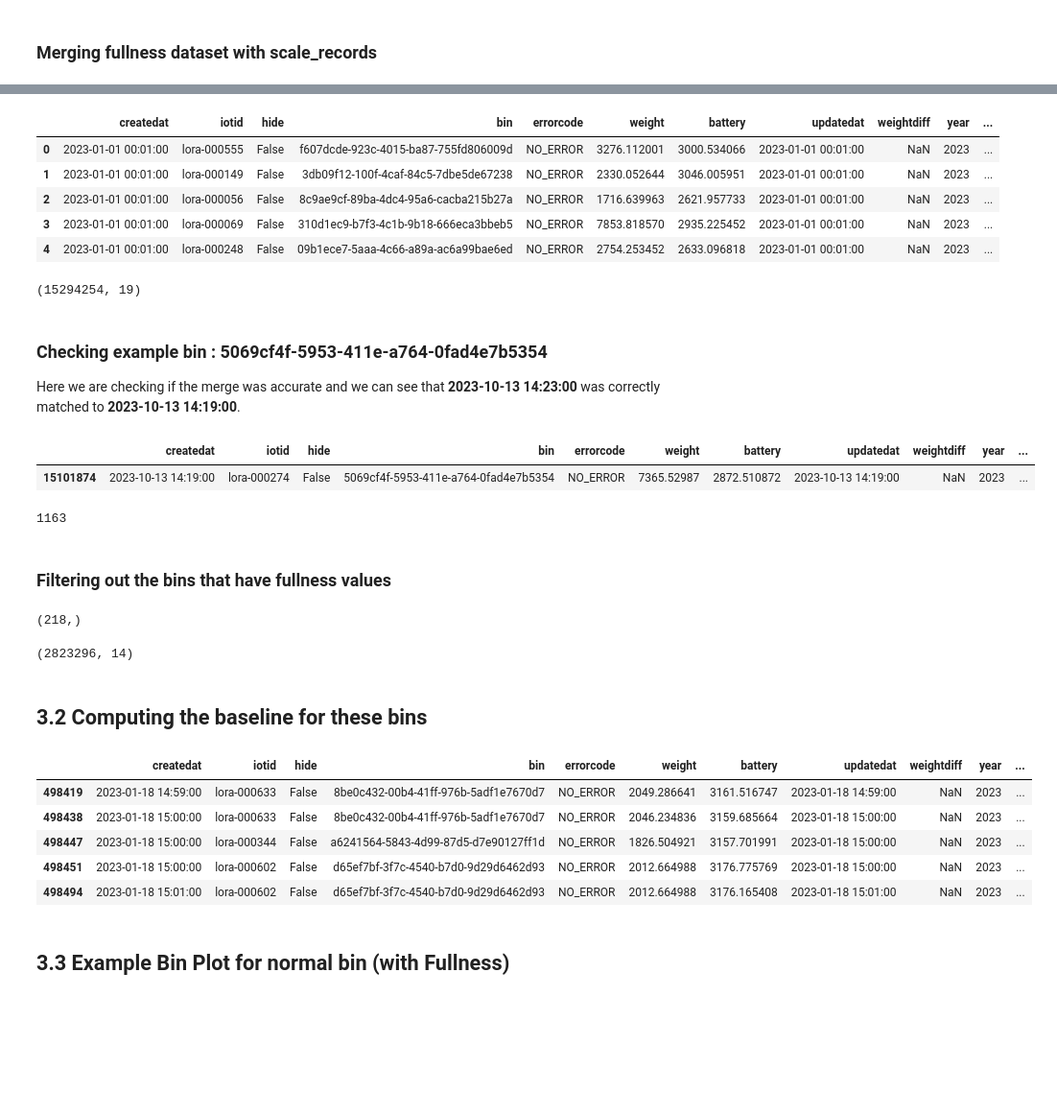
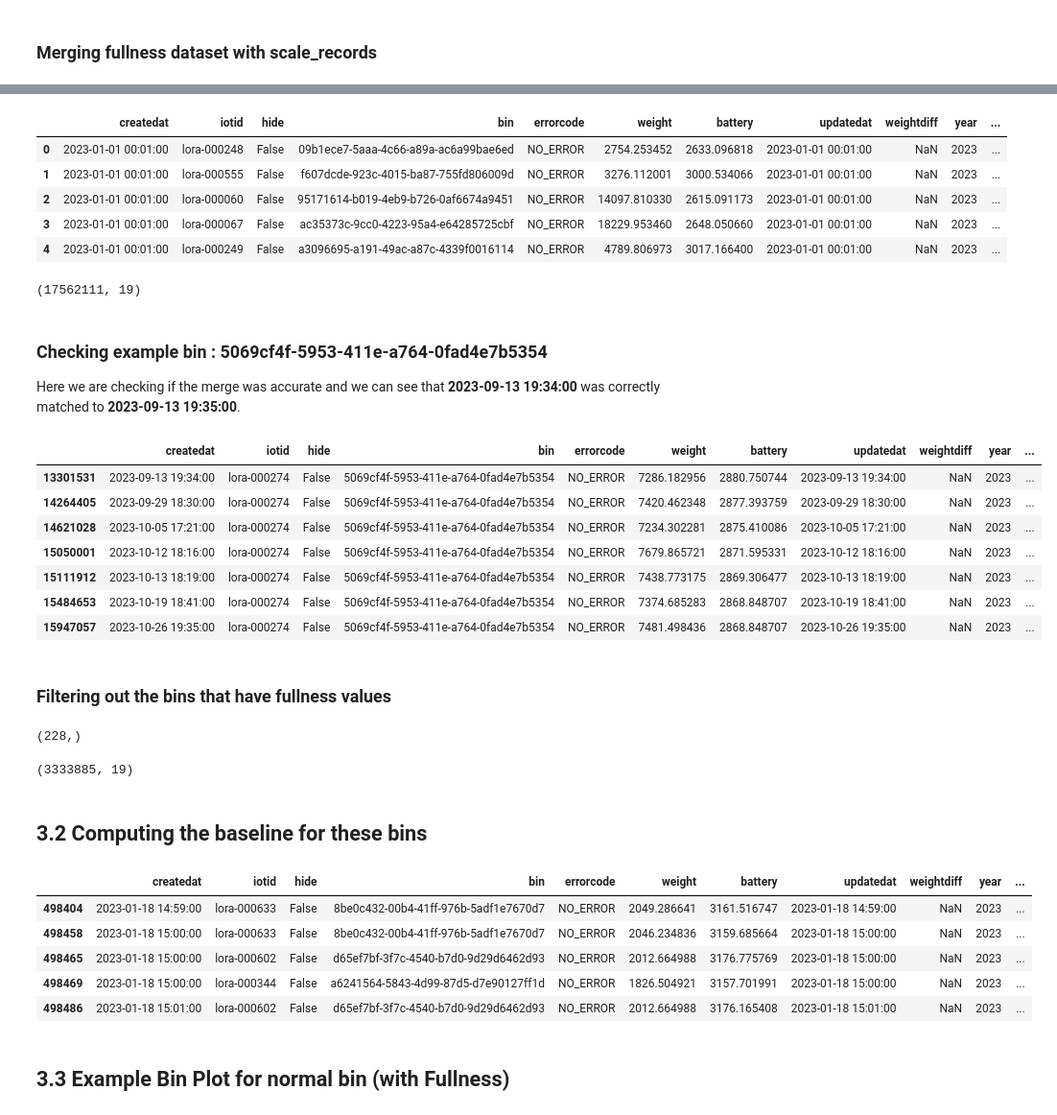
Before and after one commit to BU-Spark/ds-spare-it-scale-calib, a Jupyter notebook: fa23-team/src/Project_report-final.ipynb, the cells around one changed output, grey strips where cells are left out. Shown at 96% size. Drawn from its saved outputs; the diff is of its cells as text; code cells hidden in the pictures; blank space fills up the shorter version.

```diff
--- a/fa23-team/src/Project_report-final.ipynb
+++ b/fa23-team/src/Project_report-final.ipynb
@@ -34,8 +34,8 @@ warnings.filterwarnings("ignore")
 - scale_records: This dataset comprises automated scale measurements of waste bins. It includes the weight data along with error codes and other metadata
 - fullness_assessments: This dataset represents manual assessments of waste bin fullness. Each record includes details about the bin, its location, and the assessment specifics
 # %%
-fullness_assessments = pd.read_csv("/Users/ishan/Downloads/fullness-assessments CCDS as of Oct 13 2023.csv",parse_dates=['date'])
-scale_records = pd.read_csv("/Users/ishan/Downloads/Spare-it V5 scale records Jan 1 to Oct 16 2023-001.csv",parse_dates=['createdat','updatedat'])
+fullness_assessments = pd.read_csv("/Users/ishan/Downloads/Fullness Assessments up to Nov 20th.csv",parse_dates=['date'])
+scale_records = pd.read_csv("/Users/ishan/Downloads/Spare-it V5 scale records Jan 1 to Nov 20 2023.csv",parse_dates=['createdat','updatedat'])
 # %%
 print(fullness_assessments.shape)
 print(fullness_assessments.dtypes)
@@ -150,6 +159,6 @@ datetime64[ns]
 # %%
 # Convert date columns to datetime format
-fullness_assessments['date'] = pd.to_datetime(fullness_assessments['date']).dt.tz_localize(None).dt.floor('T')
+fullness_assessments['date'] = pd.to_datetime(fullness_assessments['date'], utc=True).dt.tz_convert(None).dt.floor('T')
 
 # Convert 'updatedat' in scale_records_clean to datetime (if it's not already) and truncate to minute
 scale_records_clean['updatedat'] = pd.to_datetime(scale_records_clean['updatedat']).dt.floor('T')
@@ -399,11 +408,11 @@ merged_data.shape
 merged_data.head(5)
 # %% [output]
 |  | createdat | iotid | hide | bin | errorcode | weight | battery | updatedat | weightdiff | year | ... |
-| 0 | 2023-01-01 00:01:00 | lora-000555 | False | f607dcde-923c-4015-ba87-755fd806009d | NO_ERROR | 3276.112001 | 3000.534066 | 2023-01-01 00:01:00 | NaN | 2023 | ... |
-| 1 | 2023-01-01 00:01:00 | lora-000149 | False | 3db09f12-100f-4caf-84c5-7dbe5de67238 | NO_ERROR | 2330.052644 | 3046.005951 | 2023-01-01 00:01:00 | NaN | 2023 | ... |
-| 2 | 2023-01-01 00:01:00 | lora-000056 | False | 8c9ae9cf-89ba-4dc4-95a6-cacba215b27a | NO_ERROR | 1716.639963 | 2621.957733 | 2023-01-01 00:01:00 | NaN | 2023 | ... |
-| 3 | 2023-01-01 00:01:00 | lora-000069 | False | 310d1ec9-b7f3-4c1b-9b18-666eca3bbeb5 | NO_ERROR | 7853.818570 | 2935.225452 | 2023-01-01 00:01:00 | NaN | 2023 | ... |
-| 4 | 2023-01-01 00:01:00 | lora-000248 | False | 09b1ece7-5aaa-4c66-a89a-ac6a99bae6ed | NO_ERROR | 2754.253452 | 2633.096818 | 2023-01-01 00:01:00 | NaN | 2023 | ... |
+| 0 | 2023-01-01 00:01:00 | lora-000248 | False | 09b1ece7-5aaa-4c66-a89a-ac6a99bae6ed | NO_ERROR | 2754.253452 | 2633.096818 | 2023-01-01 00:01:00 | NaN | 2023 | ... |
+| 1 | 2023-01-01 00:01:00 | lora-000555 | False | f607dcde-923c-4015-ba87-755fd806009d | NO_ERROR | 3276.112001 | 3000.534066 | 2023-01-01 00:01:00 | NaN | 2023 | ... |
+| 2 | 2023-01-01 00:01:00 | lora-000060 | False | 95171614-b019-4eb9-b726-0af6674a9451 | NO_ERROR | 14097.810330 | 2615.091173 | 2023-01-01 00:01:00 | NaN | 2023 | ... |
+| 3 | 2023-01-01 00:01:00 | lora-000067 | False | ac35373c-9cc0-4223-95a4-e64285725cbf | NO_ERROR | 18229.953460 | 2648.050660 | 2023-01-01 00:01:00 | NaN | 2023 | ... |
+| 4 | 2023-01-01 00:01:00 | lora-000249 | False | a3096695-a191-49ac-a87c-4339f0016114 | NO_ERROR | 4789.806973 | 3017.166400 | 2023-01-01 00:01:00 | NaN | 2023 | ... |
 # %%
 # Get bin information
 
@@ -422,32 +431,34 @@ merged_data = merged_data_bins.copy()
 # %%
 merged_data.shape
 # %% [output]
-(15294254, 19)
+(17562111, 19)
 # %% [markdown]
 ### Checking example bin : 5069cf4f-5953-411e-a764-0fad4e7b5354
 
-Here we are checking if the merge was accurate and we can see that **2023-10-13 14:23:00** was correctly matched to **2023-10-13 14:19:00**.
+Here we are checking if the merge was accurate and we can see that **2023-09-13 19:34:00** was correctly matched to **2023-09-13 19:35:00**.
 # %%
-merged_data[merged_data['bin']=='5069cf4f-5953-411e-a764-0fad4e7b5354'].tail(152).head(3).tail(1)
+merged_data[(merged_data['bin']=='5069cf4f-5953-411e-a764-0fad4e7b5354') & (merged_data['fullness'].notnull())]
 # %% [output]
 |  | createdat | iotid | hide | bin | errorcode | weight | battery | updatedat | weightdiff | year | ... |
-| 15101874 | 2023-10-13 14:19:00 | lora-000274 | False | 5069cf4f-5953-411e-a764-0fad4e7b5354 | NO_ERROR | 7365.52987 | 2872.510872 | 2023-10-13 14:19:00 | NaN | 2023 | ... |
+| 13301531 | 2023-09-13 19:34:00 | lora-000274 | False | 5069cf4f-5953-411e-a764-0fad4e7b5354 | NO_ERROR | 7286.182956 | 2880.750744 | 2023-09-13 19:34:00 | NaN | 2023 | ... |
+| 14264405 | 2023-09-29 18:30:00 | lora-000274 | False | 5069cf4f-5953-411e-a764-0fad4e7b5354 | NO_ERROR | 7420.462348 | 2877.393759 | 2023-09-29 18:30:00 | NaN | 2023 | ... |
+| 14621028 | 2023-10-05 17:21:00 | lora-000274 | False | 5069cf4f-5953-411e-a764-0fad4e7b5354 | NO_ERROR | 7234.302281 | 2875.410086 | 2023-10-05 17:21:00 | NaN | 2023 | ... |
+| 15050001 | 2023-10-12 18:16:00 | lora-000274 | False | 5069cf4f-5953-411e-a764-0fad4e7b5354 | NO_ERROR | 7679.865721 | 2871.595331 | 2023-10-12 18:16:00 | NaN | 2023 | ... |
+| 15111912 | 2023-10-13 18:19:00 | lora-000274 | False | 5069cf4f-5953-411e-a764-0fad4e7b5354 | NO_ERROR | 7438.773175 | 2869.306477 | 2023-10-13 18:19:00 | NaN | 2023 | ... |
+| 15484653 | 2023-10-19 18:41:00 | lora-000274 | False | 5069cf4f-5953-411e-a764-0fad4e7b5354 | NO_ERROR | 7374.685283 | 2868.848707 | 2023-10-19 18:41:00 | NaN | 2023 | ... |
+| 15947057 | 2023-10-26 19:35:00 | lora-000274 | False | 5069cf4f-5953-411e-a764-0fad4e7b5354 | NO_ERROR | 7481.498436 | 2868.848707 | 2023-10-26 19:35:00 | NaN | 2023 | ... |
-# %%
-merged_data['fullness'].notnull().sum()
-# %% [output]
-1163
 # %% [markdown]
 ### Filtering out the bins that have fullness values
 # %%
 bins_with_non_null_fullness = merged_data[merged_data['fullness'].notnull()]['bin'].unique()
 bins_with_non_null_fullness.shape
 # %% [output]
-(218,)
+(228,)
 # %%
 merged_data_filt = merged_data[merged_data['bin'].isin(bins_with_non_null_fullness)]
 merged_data_filt.shape
 # %% [output]
-(2823296, 14)
+(3333885, 19)
 # %% [markdown]
 ## 3.2 Computing the baseline for these bins
 # %%
@@ -480,11 +491,11 @@ for bin_id in merged_data_filt['bin'].unique():
 merged_data_filt.head(5)
 # %% [output]
 |  | createdat | iotid | hide | bin | errorcode | weight | battery | updatedat | weightdiff | year | ... |
-| 498419 | 2023-01-18 14:59:00 | lora-000633 | False | 8be0c432-00b4-41ff-976b-5adf1e7670d7 | NO_ERROR | 2049.286641 | 3161.516747 | 2023-01-18 14:59:00 | NaN | 2023 | ... |
-| 498438 | 2023-01-18 15:00:00 | lora-000633 | False | 8be0c432-00b4-41ff-976b-5adf1e7670d7 | NO_ERROR | 2046.234836 | 3159.685664 | 2023-01-18 15:00:00 | NaN | 2023 | ... |
-| 498447 | 2023-01-18 15:00:00 | lora-000344 | False | a6241564-5843-4d99-87d5-d7e90127ff1d | NO_ERROR | 1826.504921 | 3157.701991 | 2023-01-18 15:00:00 | NaN | 2023 | ... |
-| 498451 | 2023-01-18 15:00:00 | lora-000602 | False | d65ef7bf-3f7c-4540-b7d0-9d29d6462d93 | NO_ERROR | 2012.664988 | 3176.775769 | 2023-01-18 15:00:00 | NaN | 2023 | ... |
-| 498494 | 2023-01-18 15:01:00 | lora-000602 | False | d65ef7bf-3f7c-4540-b7d0-9d29d6462d93 | NO_ERROR | 2012.664988 | 3176.165408 | 2023-01-18 15:01:00 | NaN | 2023 | ... |
+| 498404 | 2023-01-18 14:59:00 | lora-000633 | False | 8be0c432-00b4-41ff-976b-5adf1e7670d7 | NO_ERROR | 2049.286641 | 3161.516747 | 2023-01-18 14:59:00 | NaN | 2023 | ... |
+| 498458 | 2023-01-18 15:00:00 | lora-000633 | False | 8be0c432-00b4-41ff-976b-5adf1e7670d7 | NO_ERROR | 2046.234836 | 3159.685664 | 2023-01-18 15:00:00 | NaN | 2023 | ... |
+| 498465 | 2023-01-18 15:00:00 | lora-000602 | False | d65ef7bf-3f7c-4540-b7d0-9d29d6462d93 | NO_ERROR | 2012.664988 | 3176.775769 | 2023-01-18 15:00:00 | NaN | 2023 | ... |
+| 498469 | 2023-01-18 15:00:00 | lora-000344 | False | a6241564-5843-4d99-87d5-d7e90127ff1d | NO_ERROR | 1826.504921 | 3157.701991 | 2023-01-18 15:00:00 | NaN | 2023 | ... |
+| 498486 | 2023-01-18 15:01:00 | lora-000602 | False | d65ef7bf-3f7c-4540-b7d0-9d29d6462d93 | NO_ERROR | 2012.664988 | 3176.165408 | 2023-01-18 15:01:00 | NaN | 2023 | ... |
 # %% [markdown]
 ## 3.3 Example Bin Plot for normal bin (with Fullness)
 # %%
```
Also changed, not shown: parts of 26 cells of this notebook.
